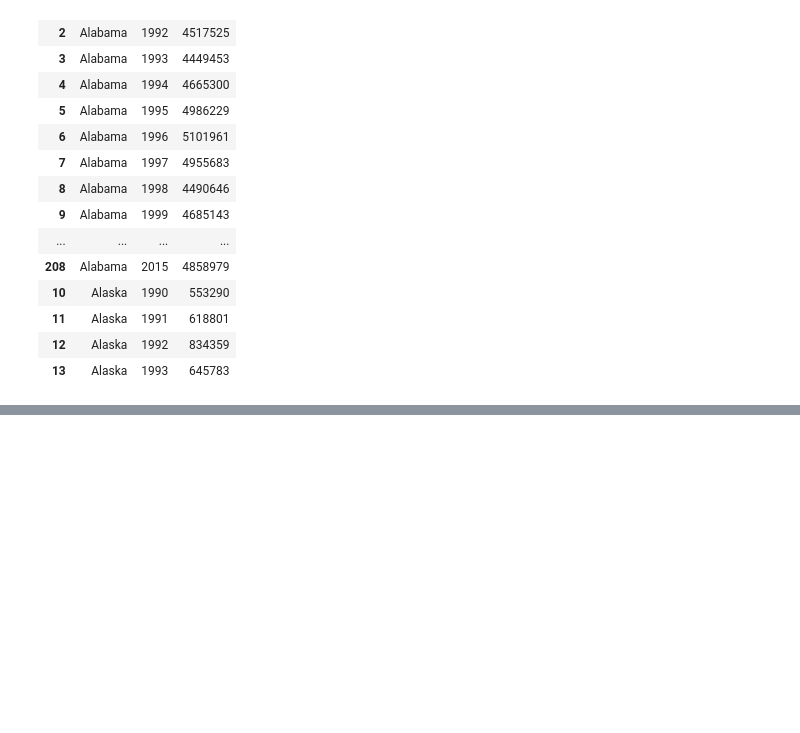
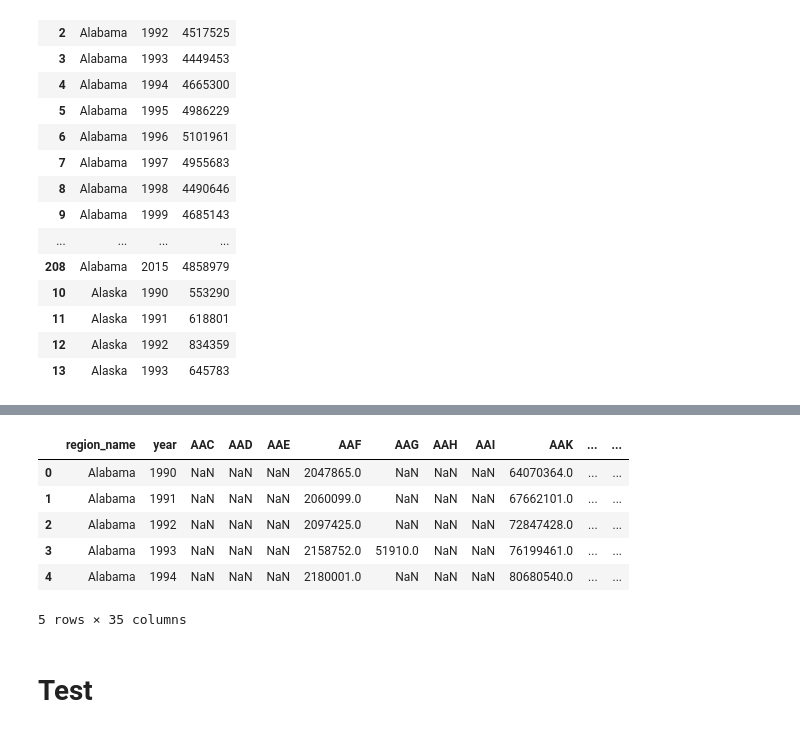
Before and after one commit to SuperYuLu/USEduFinanceML, a Jupyter notebook: Clean_Data.ipynb, the cells around one changed output, grey strips where cells are left out. Cells and saved outputs as stored; diff of their text form; code cells hidden in the pictures; blank space fills up the shorter version.

```diff
--- a/Clean_Data.ipynb
+++ b/Clean_Data.ipynb
@@ -113,0 +176,3 @@ df_pop.to_csv('./data/data_cleaned/us_demographics_cleaned.csv', index = False)
+# %%
+df_usa.columns = df_usa.columns.str.replace(' -? ?', '_')
+df_usa.columns = df_usa.columns.str.lower()
@@ -113,0 +199,7 @@ df_pop.to_csv('./data/data_cleaned/us_demographics_cleaned.csv', index = False)
+# %%
+df_usa = df_usa.melt(id_vars=['region_name', 'indicator', 'indicator_name','indicator_note', 'units'], value_vars = ['1990', '1991',
+       '1992', '1993', '1994', '1995', '1996', '1997', '1998', '1999', '2000',
+       '2001', '2002', '2003', '2004', '2005', '2006', '2007', '2008', '2009',
+       '2010', '2011', '2012', '2013', '2014', '2015', '2016'], var_name = 'year', value_name = 'value')
+# %%
+df_usa.year = df_usa.year.astype(int)
@@ -113,0 +279,3 @@ df_pop.to_csv('./data/data_cleaned/us_demographics_cleaned.csv', index = False)
+# %%
+df_usa = df_usa.drop(['indicator_name','indicator_note', 'units'], axis = 1)
+df_usa.head()
@@ -113,0 +302,12 @@ df_pop.to_csv('./data/data_cleaned/us_demographics_cleaned.csv', index = False)
+# %%
+df_usa_pivot = df_usa.pivot_table(columns = 'indicator', index = ['region_name', 'year'], values = 'value').reset_index()
+df_usa_pivot.columns.name = None
+df_usa_pivot.head()
+# %% [output]
+|  | region_name | year | AAC | AAD | AAE | AAF | AAG | AAH | AAI | AAK | ... | ... |
+| 0 | Alabama | 1990 | NaN | NaN | NaN | 2047865.0 | NaN | NaN | NaN | 64070364.0 | ... | ... |
+| 1 | Alabama | 1991 | NaN | NaN | NaN | 2060099.0 | NaN | NaN | NaN | 67662101.0 | ... | ... |
+| 2 | Alabama | 1992 | NaN | NaN | NaN | 2097425.0 | NaN | NaN | NaN | 72847428.0 | ... | ... |
+| 3 | Alabama | 1993 | NaN | NaN | NaN | 2158752.0 | 51910.0 | NaN | NaN | 76199461.0 | ... | ... |
+| 4 | Alabama | 1994 | NaN | NaN | NaN | 2180001.0 | NaN | NaN | NaN | 80680540.0 | ... | ... |
+5 rows × 35 columns
@@ -113,0 +316,2 @@ df_pop.to_csv('./data/data_cleaned/us_demographics_cleaned.csv', index = False)
+# %% [markdown]
+# Test
```
Also changed, not shown: parts of 30 cells of this notebook, 8 other files.
